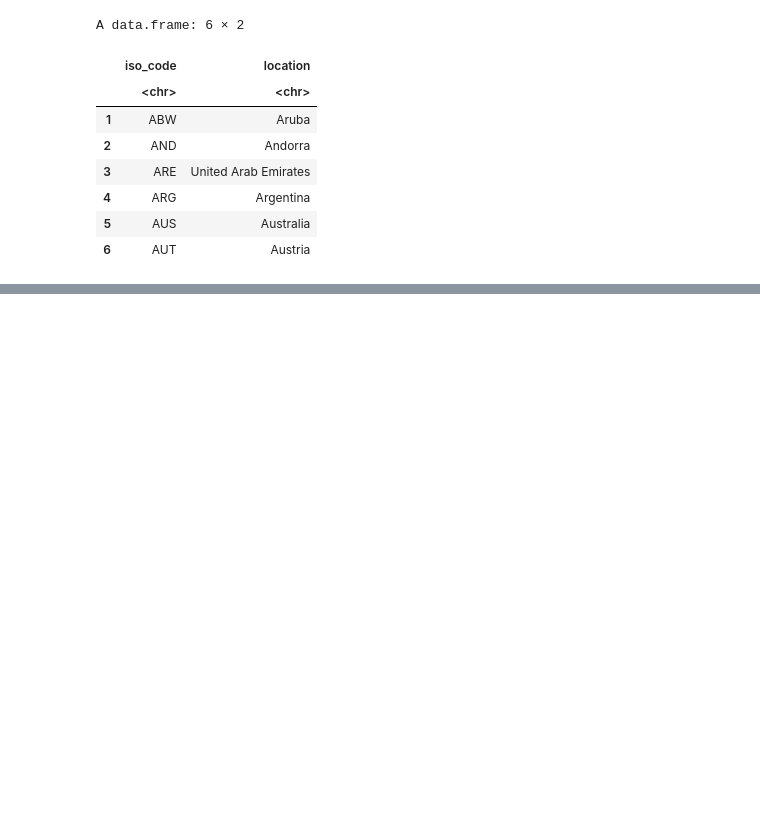
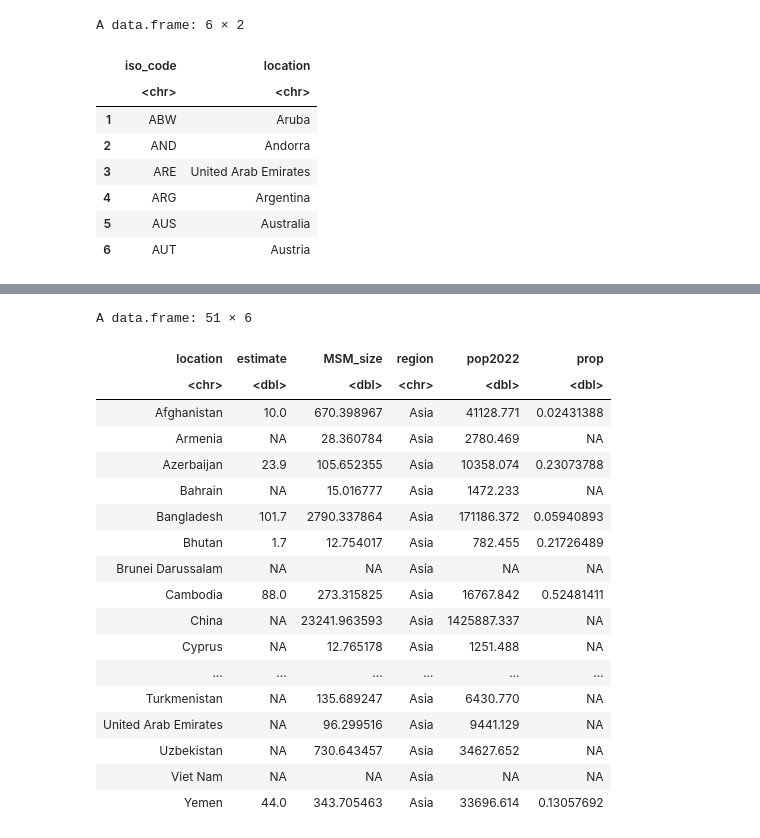
Before and after one commit to SungmokJung/mpox_global, a Jupyter notebook: scripts/Untitled.ipynb, the cells around one changed output, grey strips where cells are left out. Saved outputs shown, nothing was run; the diff lists cells and outputs as text; code cells hidden in the pictures; blank space fills up the shorter version.

Commit message:
data_load

```diff
--- a/scripts/Untitled.ipynb
+++ b/scripts/Untitled.ipynb
@@ -34,0 +85,24 @@ write.csv(df_pop, "../data/MSM_pop/df_pop.csv")
+# %%
+merge(df_MSM1, df_MSM2, by=c("location"),all=TRUE) %>%
+dplyr::select(location, estimate, MSM_size, region, pop2022) %>%
+mutate(prop=estimate/pop2022*100) %>% filter(region==c("Asia"))
+# %% [output]
+A data.frame: 51 × 6
+| location | estimate | MSM_size | region | pop2022 | prop |
+| <chr> | <dbl> | <dbl> | <chr> | <dbl> | <dbl> |
+| Afghanistan | 10.0 | 670.398967 | Asia | 41128.771 | 0.02431388 |
+| Armenia | NA | 28.360784 | Asia | 2780.469 | NA |
+| Azerbaijan | 23.9 | 105.652355 | Asia | 10358.074 | 0.23073788 |
+| Bahrain | NA | 15.016777 | Asia | 1472.233 | NA |
+| Bangladesh | 101.7 | 2790.337864 | Asia | 171186.372 | 0.05940893 |
+| Bhutan | 1.7 | 12.754017 | Asia | 782.455 | 0.21726489 |
+| Brunei Darussalam | NA | NA | Asia | NA | NA |
+| Cambodia | 88.0 | 273.315825 | Asia | 16767.842 | 0.52481411 |
+| China | NA | 23241.963593 | Asia | 1425887.337 | NA |
+| Cyprus | NA | 12.765178 | Asia | 1251.488 | NA |
+| ... | ... | ... | ... | ... | ... |
+| Turkmenistan | NA | 135.689247 | Asia | 6430.770 | NA |
+| United Arab Emirates | NA | 96.299516 | Asia | 9441.129 | NA |
+| Uzbekistan | NA | 730.643457 | Asia | 34627.652 | NA |
+| Viet Nam | NA | NA | Asia | NA | NA |
+| Yemen | 44.0 | 343.705463 | Asia | 33696.614 | 0.13057692 |
```
Also changed, not shown: parts of 4 cells of this notebook, 4 other files.
